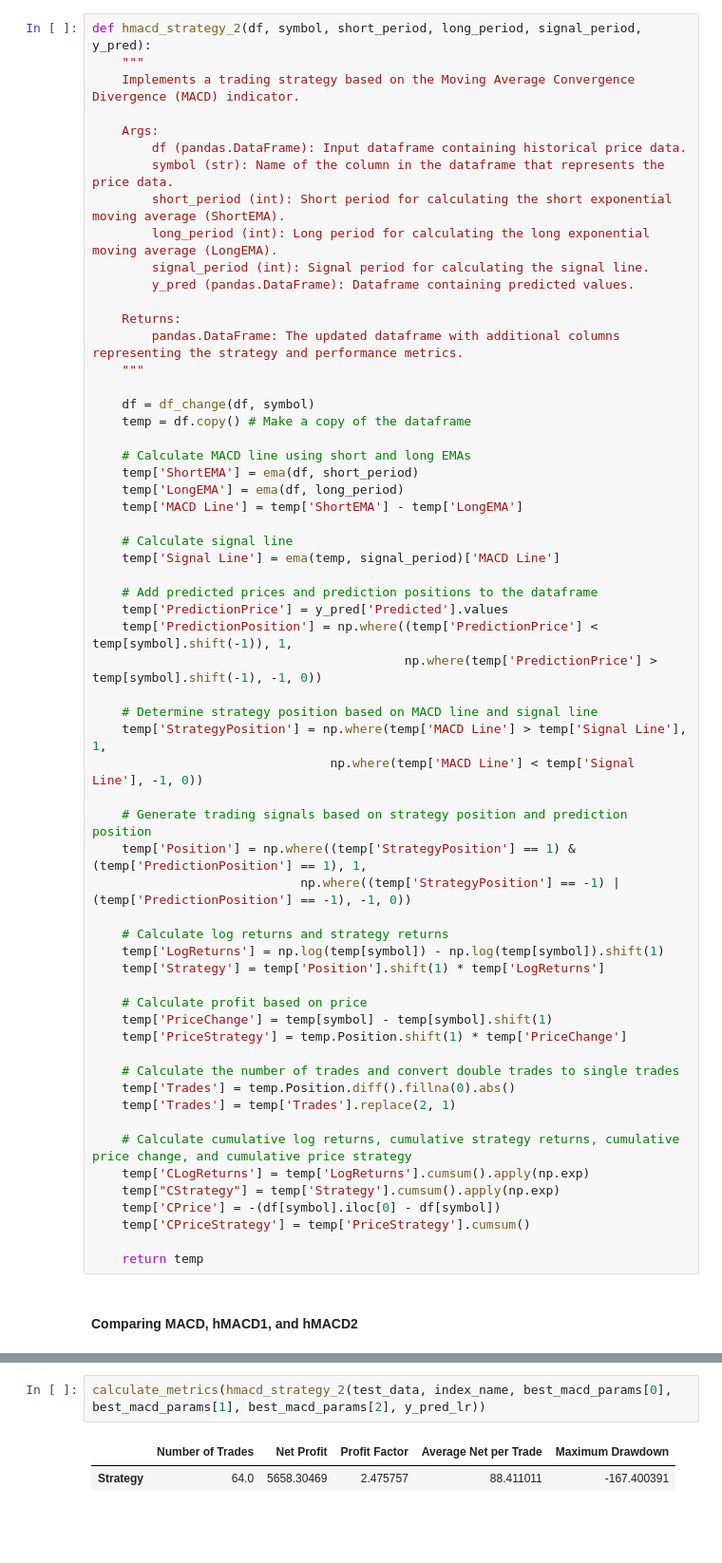
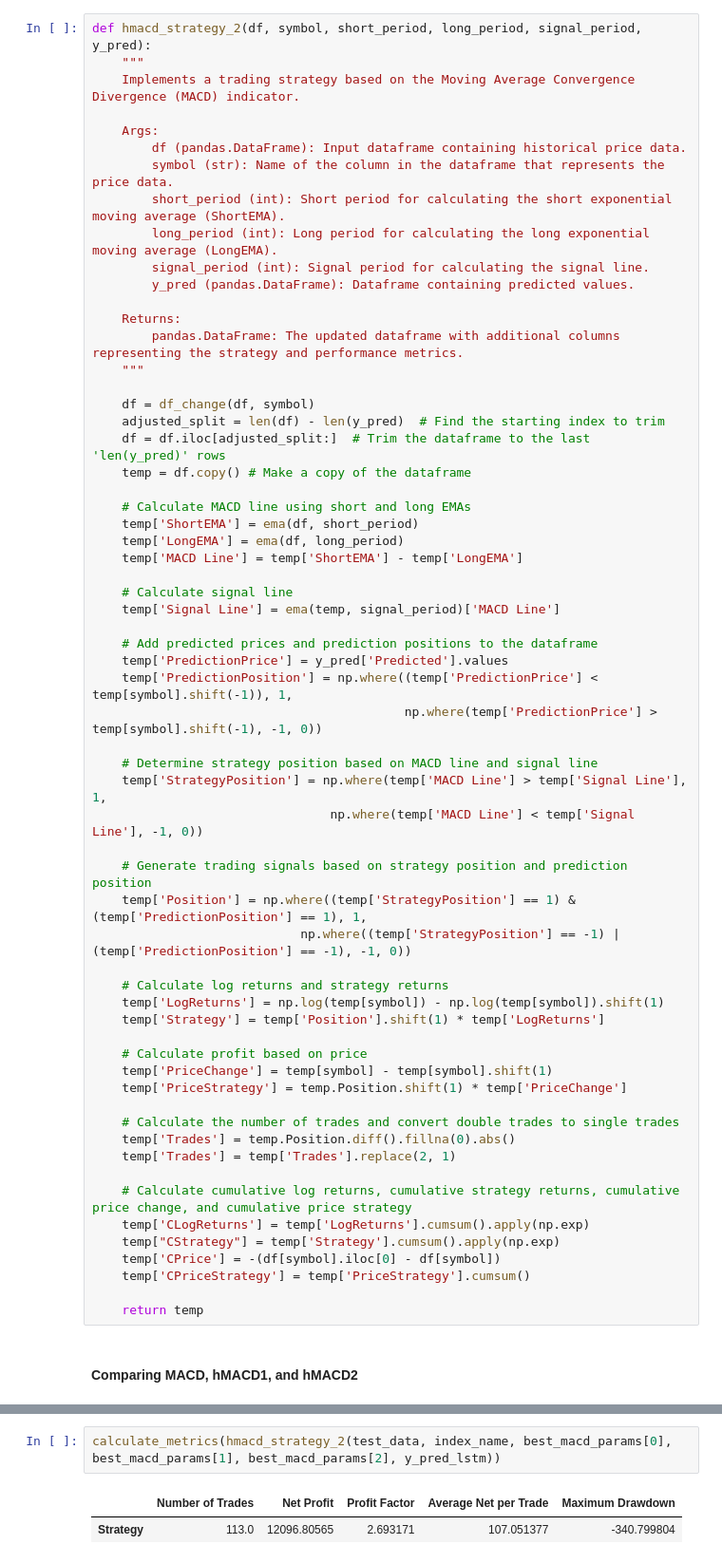
Before and after one commit to AmaanRai1/DS-340-Group-8, a Jupyter notebook: main.ipynb, the cells around one changed output, grey strips where cells are left out. Shown at 95% size. Drawn from its saved outputs; the diff is of its cells as text; blank space fills up the shorter version.

```diff
--- a/main.ipynb
+++ b/main.ipynb
@@ -1031,6 +1155,8 @@ def hmacd_strategy_2(df, symbol, short_period, long_period, signal_period, y_pre
     """
 
     df = df_change(df, symbol)
+    adjusted_split = len(df) - len(y_pred)  # Find the starting index to trim
+    df = df.iloc[adjusted_split:]  # Trim the dataframe to the last 'len(y_pred)' rows
     temp = df.copy() # Make a copy of the dataframe
 
     # Calculate MACD line using short and long EMAs
@@ -1088,5 +1214,5 @@ calculate_metrics(hmacd_strategy(test_data, index_name, best_macd_params[0], bes
 # %%
-calculate_metrics(hmacd_strategy_2(test_data, index_name, best_macd_params[0], best_macd_params[1], best_macd_params[2], y_pred_lr))
+calculate_metrics(hmacd_strategy_2(test_data, index_name, best_macd_params[0], best_macd_params[1], best_macd_params[2], y_pred_lstm))
 # %% [output]
 |  | Number of Trades | Net Profit | Profit Factor | Average Net per Trade | Maximum Drawdown |
-| Strategy | 64.0 | 5658.30469 | 2.475757 | 88.411011 | -167.400391 |
+| Strategy | 113.0 | 12096.80565 | 2.693171 | 107.051377 | -340.799804 |
```
Also changed, not shown: parts of 18 cells of this notebook.
